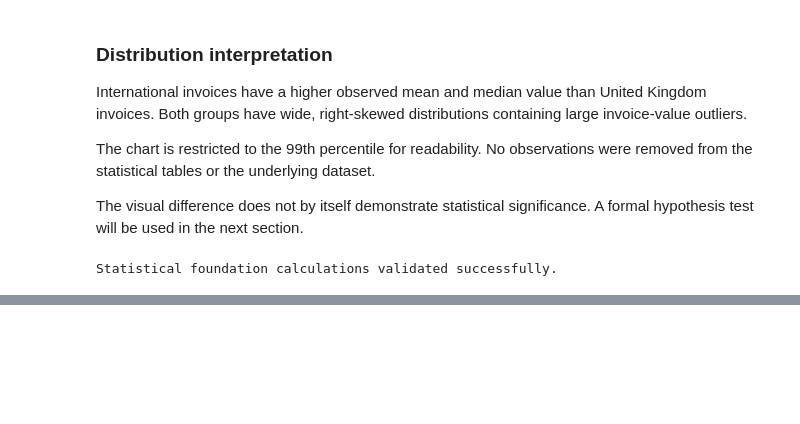
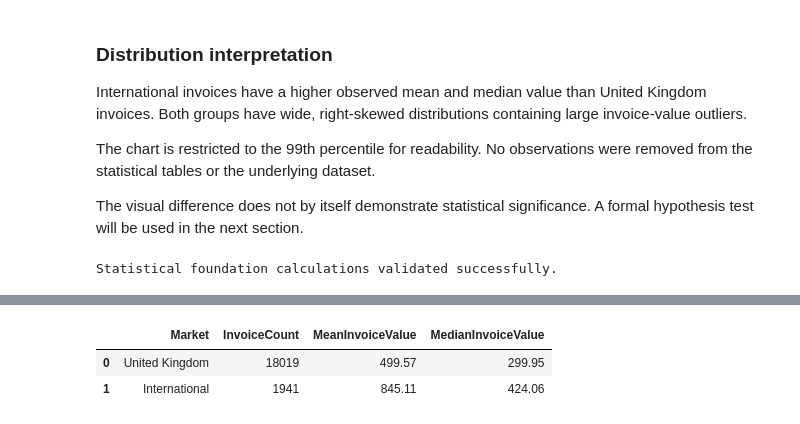
Before and after one commit to Ellusive89/CI-DA-Project-2-Online-Retail-Transaction-Analysis, a Jupyter notebook: jupyter_notebooks/03_Statistical_Analysis.ipynb, the cells around one changed output, grey strips where cells are left out. Cells and saved outputs as stored; diff of their text form; code cells hidden in the pictures; blank space fills up the shorter version.

```diff
--- a/jupyter_notebooks/03_Statistical_Analysis.ipynb
+++ b/jupyter_notebooks/03_Statistical_Analysis.ipynb
@@ -232,0 +250,44 @@ Statistical foundation calculations validated successfully.
+# %%
+alpha = 0.05
+
+uk_invoice_values = invoice_analysis.loc[
+    invoice_analysis["Market"].eq("United Kingdom"),
+    "InvoiceRevenue",
+]
+
+international_invoice_values = invoice_analysis.loc[
+    invoice_analysis["Market"].eq("International"),
+    "InvoiceRevenue",
+]
+
+uk_log_values = np.log1p(uk_invoice_values)
+international_log_values = np.log1p(
+    international_invoice_values
+)
+
+group_comparison = pd.DataFrame(
+    {
+        "Market": [
+            "United Kingdom",
+            "International",
+        ],
+        "InvoiceCount": [
+            len(uk_invoice_values),
+            len(international_invoice_values),
+        ],
+        "MeanInvoiceValue": [
+            uk_invoice_values.mean(),
+            international_invoice_values.mean(),
+        ],
+        "MedianInvoiceValue": [
+            uk_invoice_values.median(),
+            international_invoice_values.median(),
+        ],
+    }
+)
+
+group_comparison
+# %% [output]
+|  | Market | InvoiceCount | MeanInvoiceValue | MedianInvoiceValue |
+| 0 | United Kingdom | 18019 | 499.57 | 299.95 |
+| 1 | International | 1941 | 845.11 | 424.06 |
```
Also changed, not shown: parts of 10 cells of this notebook.
